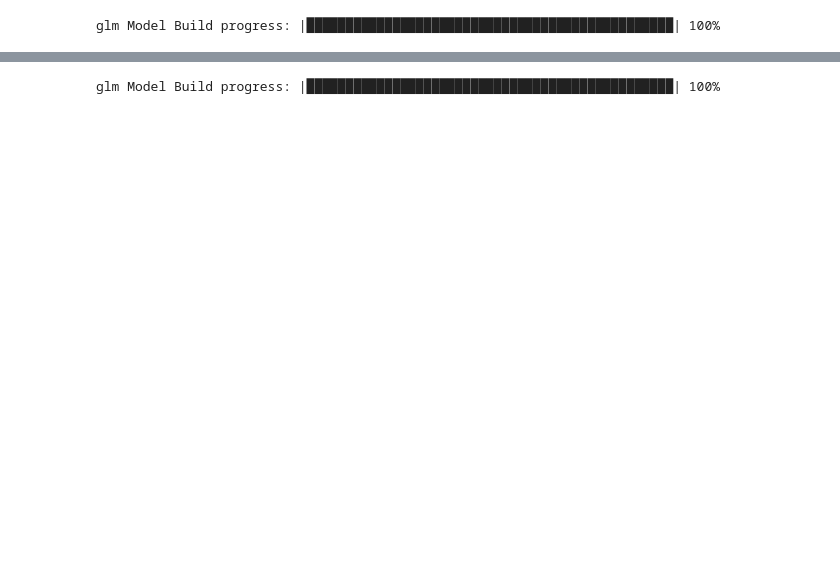
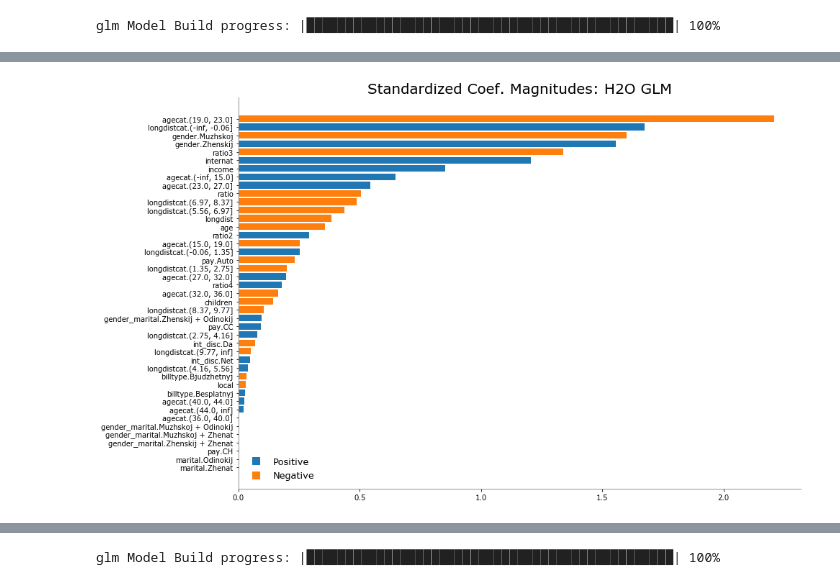
Before and after one commit to Gewissta/SKBBank, a Jupyter notebook: Домашнее задание 1.ipynb, the cells around one changed output, grey strips where cells are left out. Cells and saved outputs as stored; diff of their text form; code cells hidden in the pictures; blank space fills up the shorter version.

```diff
--- a/Домашнее задание 1.ipynb
+++ b/Домашнее задание 1.ipynb
@@ -799,0 +882,5 @@ Scoring History:
+# %%
+# выведем визуализацию коэффициентов
+glm_model.std_coef_plot()
+# %% [output]
+[figure, added]
```
Also changed, not shown: parts of 40 cells of this notebook.
